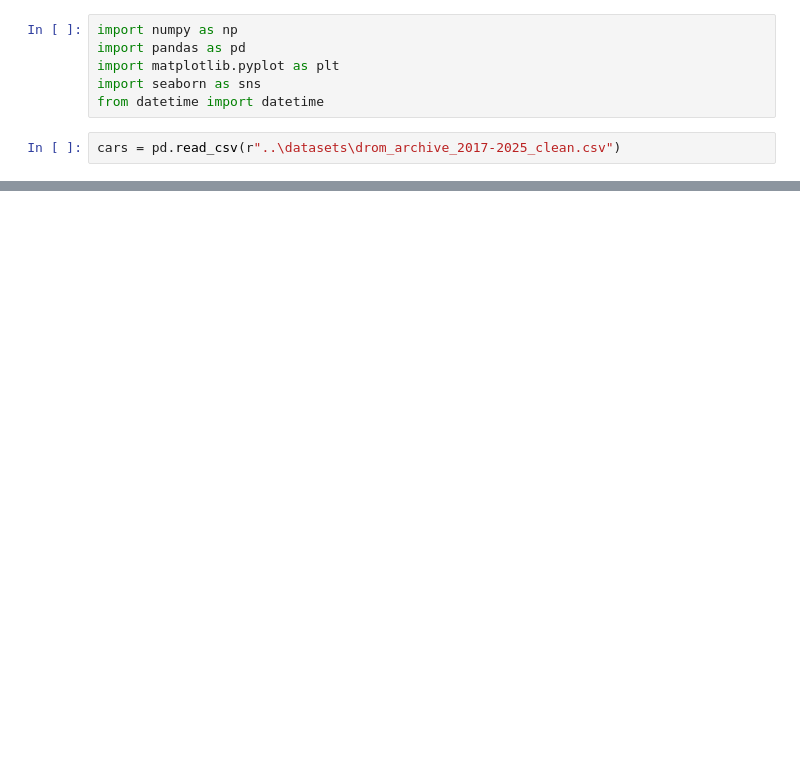
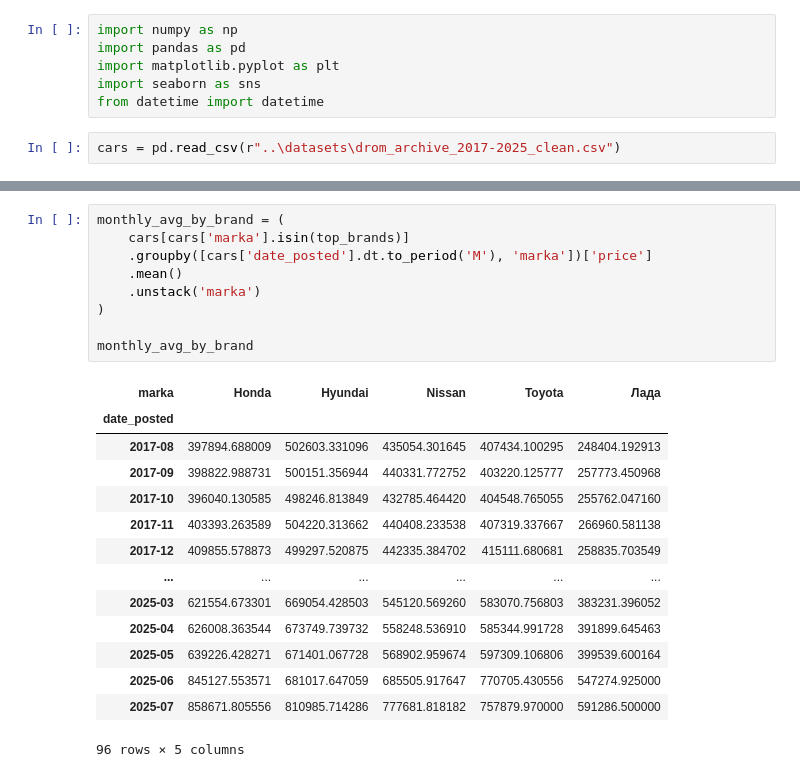
Before and after one commit to Dannissimo20/Car-valuation, a Jupyter notebook: notebooks/hist_prepare.ipynb, the cells around one changed output, grey strips where cells are left out. Saved outputs shown, nothing was run; the diff lists cells and outputs as text; blank space fills up the shorter version.

```diff
--- a/notebooks/hist_prepare.ipynb
+++ b/notebooks/hist_prepare.ipynb
@@ -30,0 +68,24 @@ cars = cars.drop(columns=['color', 'key'])
+# %%
+monthly_avg_by_brand = (
+    cars[cars['marka'].isin(top_brands)]
+    .groupby([cars['date_posted'].dt.to_period('M'), 'marka'])['price']
+    .mean()
+    .unstack('marka')
+)
+
+monthly_avg_by_brand
+# %% [output]
+| marka | Honda | Hyundai | Nissan | Toyota | Лада |
+| date_posted |  |  |  |  |  |
+| 2017-08 | 397894.688009 | 502603.331096 | 435054.301645 | 407434.100295 | 248404.192913 |
+| 2017-09 | 398822.988731 | 500151.356944 | 440331.772752 | 403220.125777 | 257773.450968 |
+| 2017-10 | 396040.130585 | 498246.813849 | 432785.464420 | 404548.765055 | 255762.047160 |
+| 2017-11 | 403393.263589 | 504220.313662 | 440408.233538 | 407319.337667 | 266960.581138 |
+| 2017-12 | 409855.578873 | 499297.520875 | 442335.384702 | 415111.680681 | 258835.703549 |
+| ... | ... | ... | ... | ... | ... |
+| 2025-03 | 621554.673301 | 669054.428503 | 545120.569260 | 583070.756803 | 383231.396052 |
+| 2025-04 | 626008.363544 | 673749.739732 | 558248.536910 | 585344.991728 | 391899.645463 |
+| 2025-05 | 639226.428271 | 671401.067728 | 568902.959674 | 597309.106806 | 399539.600164 |
+| 2025-06 | 845127.553571 | 681017.647059 | 685505.917647 | 770705.430556 | 547274.925000 |
+| 2025-07 | 858671.805556 | 810985.714286 | 777681.818182 | 757879.970000 | 591286.500000 |
+96 rows × 5 columns
```
Also changed, not shown: parts of 5 cells of this notebook.
